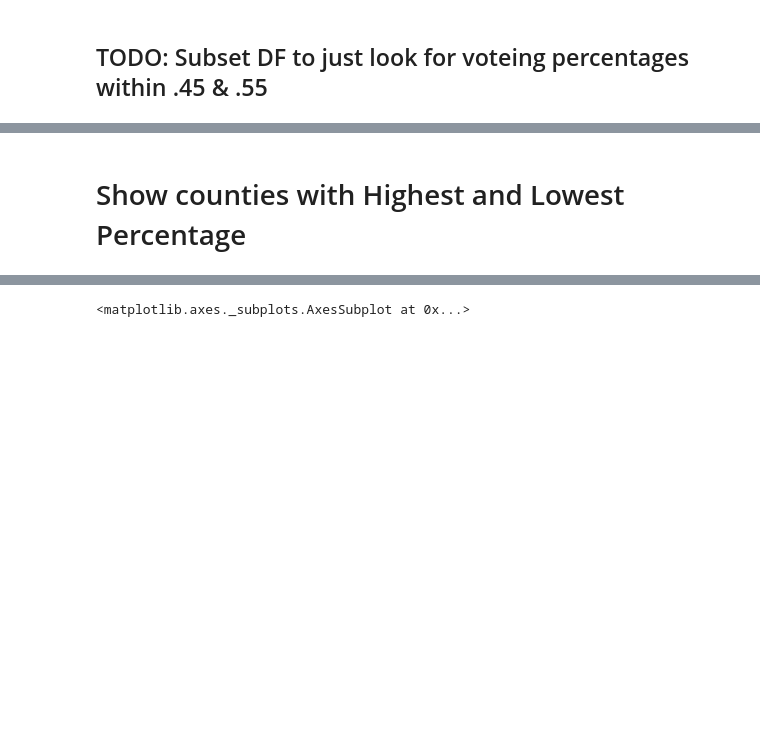
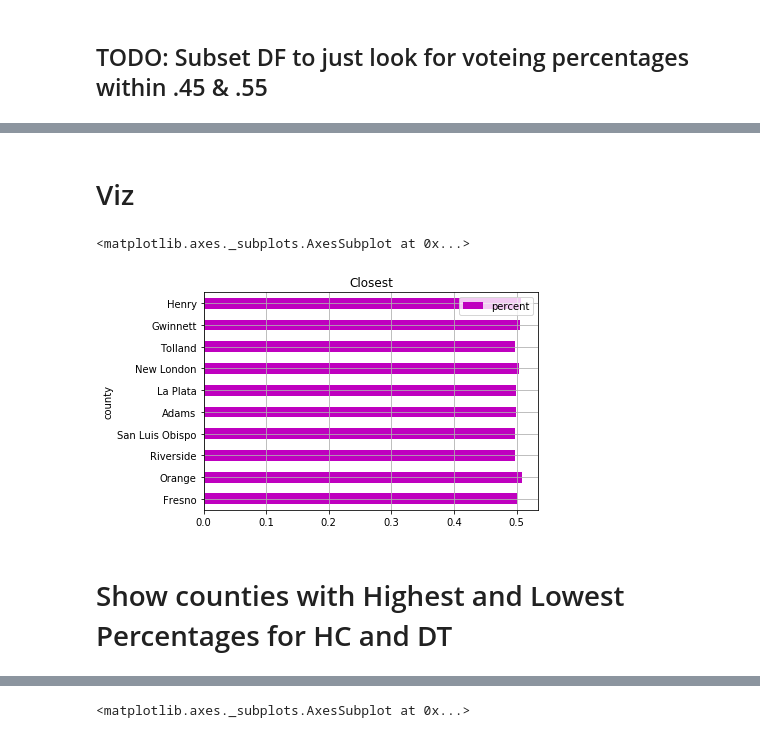
Before and after one commit to VallieTracy/Pres-Election-Partisan-Breakdown, a Jupyter notebook: Liz-nb.ipynb, the cells around one changed output, grey strips where cells are left out. Cells and saved outputs as stored; diff of their text form; code cells hidden in the pictures; blank space fills up the shorter version.

Commit message:
Code for showing closest counties.

```diff
--- a/Liz-nb.ipynb
+++ b/Liz-nb.ipynb
@@ -100,0 +114,3 @@ even.head(1)
+# %%
+just_HC_high_votes=even[even['candidate']=='Hillary Clinton']
+just_HC_high_votes.sample(10)
@@ -104,8 +132,17 @@ even.head(1)
 # %% [output]
 |  | year | state | state_po | county | FIPS | office | candidate | party | candidatevotes | totalvotes | ... |
 | 40520 | 2016 | Alabama | AL | Baldwin | 1003.0 | President | Hillary Clinton | democrat | 18458.0 | 95215 | ... |
+# %% [markdown]
+# Viz
+# %%
+subset = just_HC_high_votes[:10]
+# %%
+subset.plot.barh(x = 'county',y='percent',color='m', title='Closest',grid=True)
+# %% [output]
+<matplotlib.axes._subplots.AxesSubplot at 0x...>
+[figure, added]
 # %% [markdown]
-# Show counties with Highest and Lowest Percentage
+# Show counties with Highest and Lowest Percentages for HC and DT
 # %%
 # Sort by highest percentage.
 
```
Also changed, not shown: parts of 4 cells of this notebook.
